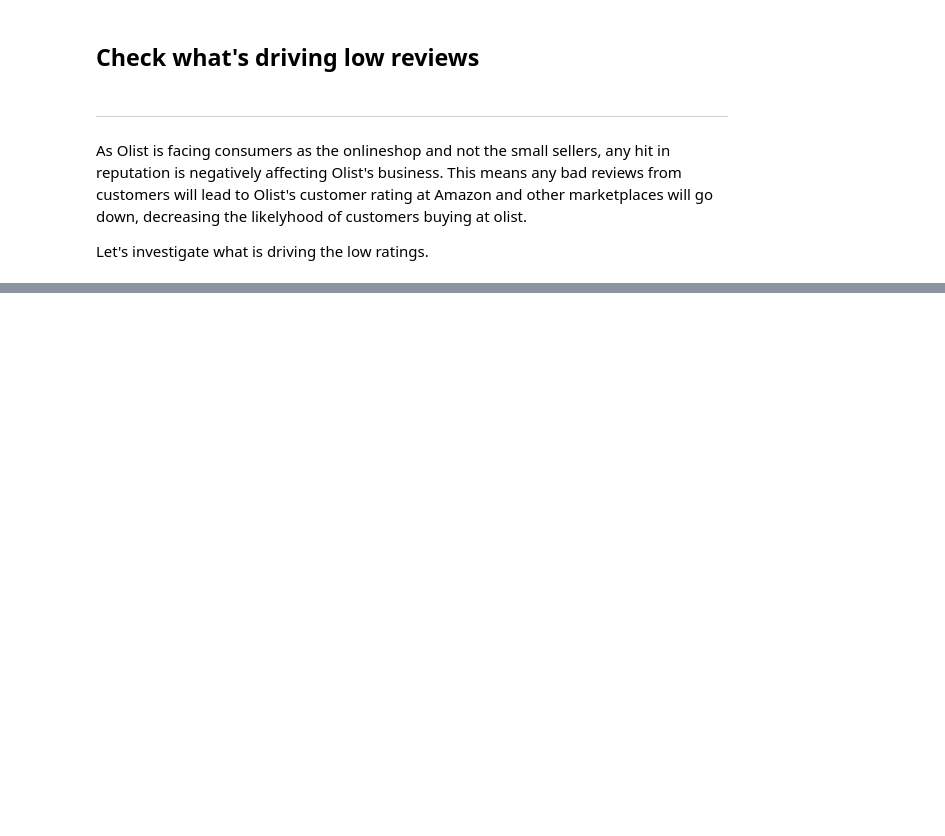
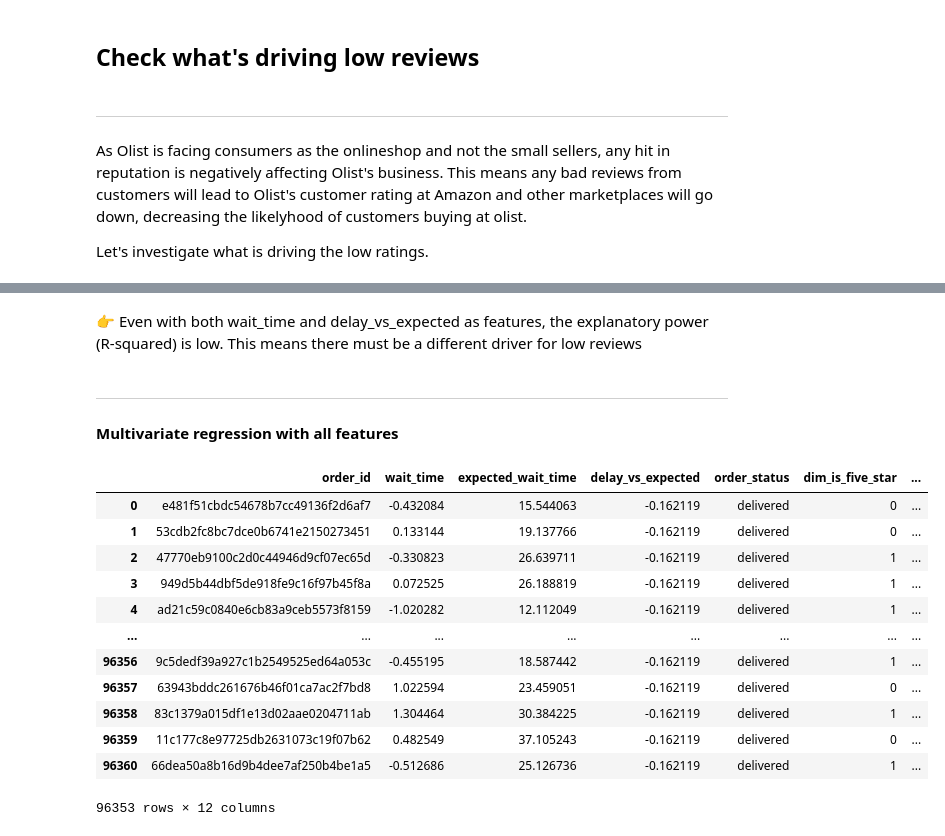
Before and after one commit to DucVanNgo/olist, a Jupyter notebook: notebooks/Data Exploration.ipynb, the cells around one changed output, grey strips where cells are left out. Cells and saved outputs as stored; diff of their text form; code cells hidden in the pictures; blank space fills up the shorter version.

Commit message:
Normalized data for multivariate regression

```diff
--- a/notebooks/Data Exploration.ipynb
+++ b/notebooks/Data Exploration.ipynb
@@ -259,0 +256,26 @@ Notes:
+# %% [markdown]
+👉 Even with both wait_time and delay_vs_expected as features, the explanatory power (R-squared) is low. This means there must be a different driver for low reviews
+# %% [markdown]
+---
+#### Multivariate regression with all features
+# %%
+#Normalizing values for multivariate regression.
+
+orders_norm = order_data.copy()
+features = ["wait_time", "delay_vs_expected", "number_of_products", "number_of_sellers","price", "freight_value"]
+orders_norm[features] = orders_norm[features].apply(lambda x: (x-x.mean())/ x.std(), axis=0)
+orders_norm
+# %% [output]
+|  | order_id | wait_time | expected_wait_time | delay_vs_expected | order_status | dim_is_five_star | ... |
+| 0 | e481f51cbdc54678b7cc49136f2d6af7 | -0.432084 | 15.544063 | -0.162119 | delivered | 0 | ... |
+| 1 | 53cdb2fc8bc7dce0b6741e2150273451 | 0.133144 | 19.137766 | -0.162119 | delivered | 0 | ... |
+| 2 | 47770eb9100c2d0c44946d9cf07ec65d | -0.330823 | 26.639711 | -0.162119 | delivered | 1 | ... |
+| 3 | 949d5b44dbf5de918fe9c16f97b45f8a | 0.072525 | 26.188819 | -0.162119 | delivered | 1 | ... |
+| 4 | ad21c59c0840e6cb83a9ceb5573f8159 | -1.020282 | 12.112049 | -0.162119 | delivered | 1 | ... |
+| ... | ... | ... | ... | ... | ... | ... | ... |
+| 96356 | 9c5dedf39a927c1b2549525ed64a053c | -0.455195 | 18.587442 | -0.162119 | delivered | 1 | ... |
+| 96357 | 63943bddc261676b46f01ca7ac2f7bd8 | 1.022594 | 23.459051 | -0.162119 | delivered | 0 | ... |
+| 96358 | 83c1379a015df1e13d02aae0204711ab | 1.304464 | 30.384225 | -0.162119 | delivered | 1 | ... |
+| 96359 | 11c177c8e97725db2631073c19f07b62 | 0.482549 | 37.105243 | -0.162119 | delivered | 0 | ... |
+| 96360 | 66dea50a8b16d9b4dee7af250b4be1a5 | -0.512686 | 25.126736 | -0.162119 | delivered | 1 | ... |
+96353 rows × 12 columns
```
Also changed, not shown: parts of 28 cells of this notebook.
